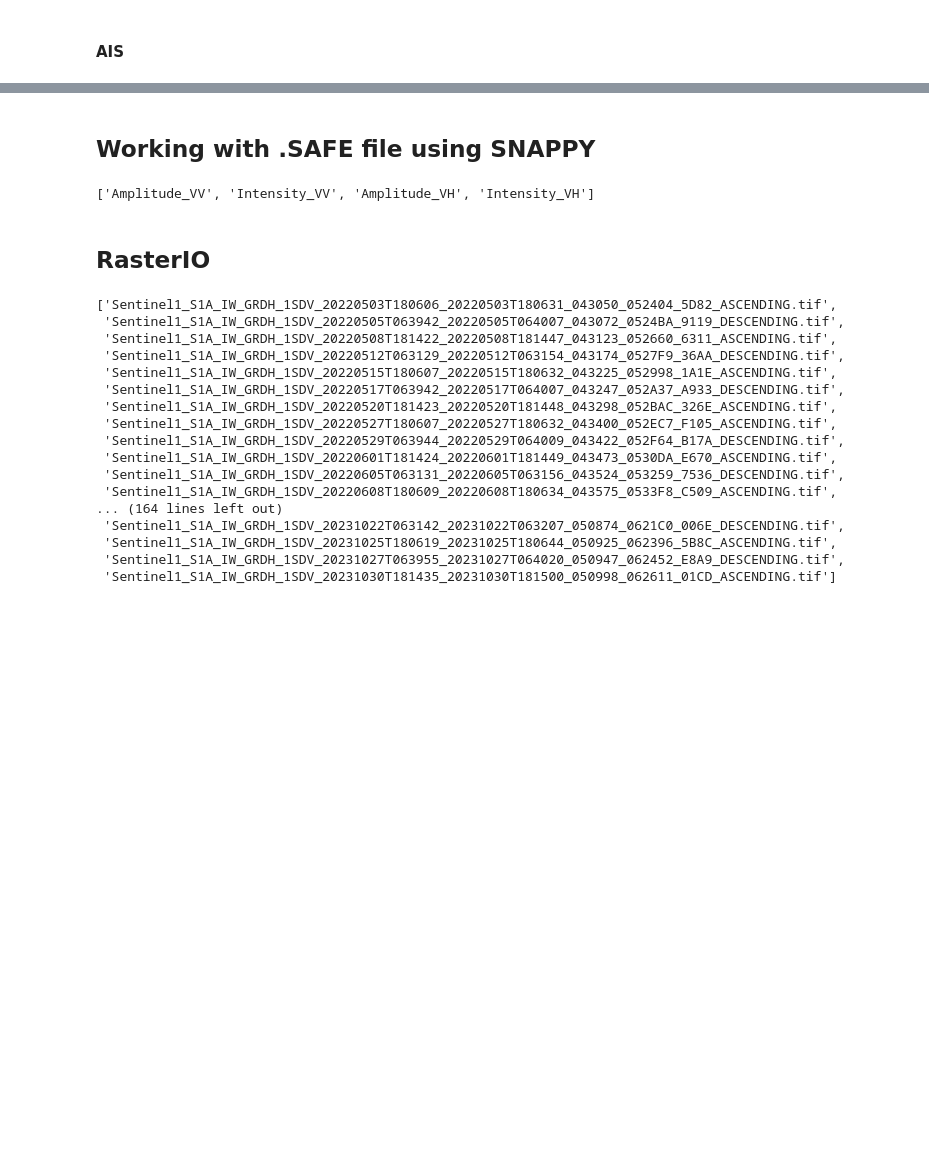
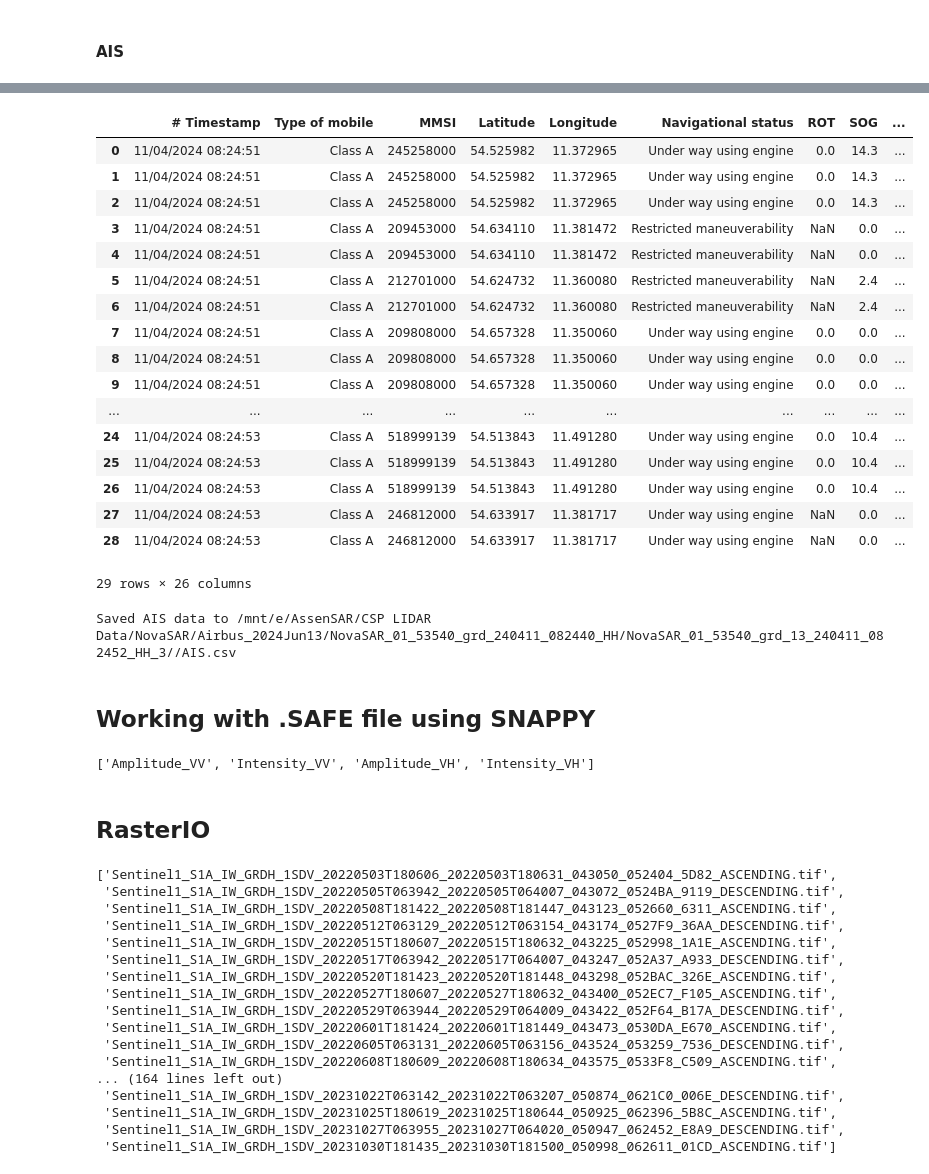
Before and after one commit to Benyaminhosseiny/NASTaR, a Jupyter notebook: NovaSAR_AIS_Processing.ipynb, the cells around one changed output, grey strips where cells are left out. Saved outputs shown, nothing was run; the diff lists cells and outputs as text; code cells hidden in the pictures; blank space fills up the shorter version.

```diff
--- a/NovaSAR_AIS_Processing.ipynb
+++ b/NovaSAR_AIS_Processing.ipynb
@@ -67,12 +70,16 @@ root = tree.getroot()
 # Find the data acquisition date from the metadata XML file:
 from datetime import datetime
 
-srcattr_info_elem = root.find(".//Source_Attributes")
-# Extract RawDataStartTime
-elem = srcattr_info_elem.find(".//RawDataStartTime")
-acqdate0 = elem.text if elem is not None else None
-# Change the date format from 'YYYY-MM-DD HH:MM:SS.ssssss' to 'DD/MM/YYYY HH:MM:SS'
-dt = datetime.strptime(acqdate0, '%Y-%m-%d %H:%M:%S.%f')
+# srcattr_info_elem = root.find(".//Source_Attributes")
+# # Extract RawDataStartTime
+# elem = srcattr_info_elem.find(".//RawDataStartTime")
+# acqdate0 = elem.text if elem is not None else None
+# # Change the date format from 'YYYY-MM-DD HH:MM:SS.ssssss' to 'DD/MM/YYYY HH:MM:SS'
+# dt = datetime.strptime(acqdate0, '%Y-%m-%d %H:%M:%S.%f')
+
+acqdate0 = f"20{tif_files[tii][-31:-18]}"
+dt = datetime.strptime(acqdate0, '%Y%m%d_%H%M%S')
+
 acqdate = dt.strftime('%d/%m/%Y %H:%M:%S')
 print("Raw Data Start Time:", acqdate)
 # %% [output]
@@ -256,24 +214,48 @@ acqdate
 # %%
 import pandas as pd
 from datetime import datetime, timedelta
 
 timestamp_col = '# Timestamp'
-start_time    = ( datetime.strptime(acqdate, '%d/%m/%Y %H:%M:%S') - timedelta(seconds=3) ).strftime('%d/%m/%Y %H:%M:%S')
-end_time      = ( datetime.strptime(acqdate, '%d/%m/%Y %H:%M:%S') + timedelta(seconds=3) ).strftime('%d/%m/%Y %H:%M:%S')
-lat_col = 'Latitude'
-lon_col = 'Longitude'
+start_time    = ( datetime.strptime(acqdate, '%d/%m/%Y %H:%M:%S') - timedelta(seconds=1) ).strftime('%d/%m/%Y %H:%M:%S')
+end_time      = ( datetime.strptime(acqdate, '%d/%m/%Y %H:%M:%S') + timedelta(seconds=1) ).strftime('%d/%m/%Y %H:%M:%S')
+lat_col       = 'Latitude'
+lon_col       = 'Longitude'
 
 chunks = []
 for chunk in pd.read_csv(head_dir+csv_dir, chunksize=500000):
     mask = (chunk[timestamp_col] >= start_time) & (chunk[timestamp_col] <= end_time) & \
            (chunk[lat_col] >= lat_min) & (chunk[lat_col] <= lat_max) & \
            (chunk[lon_col] >= lon_min) & (chunk[lon_col] <= lon_max)
     filtered = chunk[mask]
     if not filtered.empty:
         chunks.append(filtered)
 
-df_time_range = pd.concat(chunks, ignore_index=True)
-df_time_range
+AIS_image_df = pd.concat(chunks, ignore_index=True)
+AIS_image_df
+# %% [output]
+|  | # Timestamp | Type of mobile | MMSI | Latitude | Longitude | Navigational status | ROT | SOG | ... |
+| 0 | 11/04/2024 08:24:51 | Class A | 245258000 | 54.525982 | 11.372965 | Under way using engine | 0.0 | 14.3 | ... |
+| 1 | 11/04/2024 08:24:51 | Class A | 245258000 | 54.525982 | 11.372965 | Under way using engine | 0.0 | 14.3 | ... |
+| 2 | 11/04/2024 08:24:51 | Class A | 245258000 | 54.525982 | 11.372965 | Under way using engine | 0.0 | 14.3 | ... |
+| 3 | 11/04/2024 08:24:51 | Class A | 209453000 | 54.634110 | 11.381472 | Restricted maneuverability | NaN | 0.0 | ... |
+| 4 | 11/04/2024 08:24:51 | Class A | 209453000 | 54.634110 | 11.381472 | Restricted maneuverability | NaN | 0.0 | ... |
+| 5 | 11/04/2024 08:24:51 | Class A | 212701000 | 54.624732 | 11.360080 | Restricted maneuverability | NaN | 2.4 | ... |
+| 6 | 11/04/2024 08:24:51 | Class A | 212701000 | 54.624732 | 11.360080 | Restricted maneuverability | NaN | 2.4 | ... |
+| 7 | 11/04/2024 08:24:51 | Class A | 209808000 | 54.657328 | 11.350060 | Under way using engine | 0.0 | 0.0 | ... |
+| 8 | 11/04/2024 08:24:51 | Class A | 209808000 | 54.657328 | 11.350060 | Under way using engine | 0.0 | 0.0 | ... |
+| 9 | 11/04/2024 08:24:51 | Class A | 209808000 | 54.657328 | 11.350060 | Under way using engine | 0.0 | 0.0 | ... |
+| ... | ... | ... | ... | ... | ... | ... | ... | ... | ... |
+| 24 | 11/04/2024 08:24:53 | Class A | 518999139 | 54.513843 | 11.491280 | Under way using engine | 0.0 | 10.4 | ... |
+| 25 | 11/04/2024 08:24:53 | Class A | 518999139 | 54.513843 | 11.491280 | Under way using engine | 0.0 | 10.4 | ... |
+| 26 | 11/04/2024 08:24:53 | Class A | 518999139 | 54.513843 | 11.491280 | Under way using engine | 0.0 | 10.4 | ... |
+| 27 | 11/04/2024 08:24:53 | Class A | 246812000 | 54.633917 | 11.381717 | Under way using engine | NaN | 0.0 | ... |
+| 28 | 11/04/2024 08:24:53 | Class A | 246812000 | 54.633917 | 11.381717 | Under way using engine | NaN | 0.0 | ... |
+29 rows × 26 columns
+# %%
+AIS_image_df.to_csv(f"{tif_files[tii][:-12]}/AIS.csv", index=False)
+print(f"Saved AIS data to {tif_files[tii][:-12]}/AIS.csv")
+# %% [output]
+Saved AIS data to /mnt/e/AssenSAR/CSP LIDAR Data/NovaSAR/Airbus_2024Jun13/NovaSAR_01_53540_grd_240411_082440_HH/NovaSAR_01_53540_grd_13_240411_082452_HH_3//AIS.csv
 # %% [markdown]
 ## Working with .SAFE file using SNAPPY
 # %%
```
Also changed, not shown: parts of 12 cells of this notebook.
